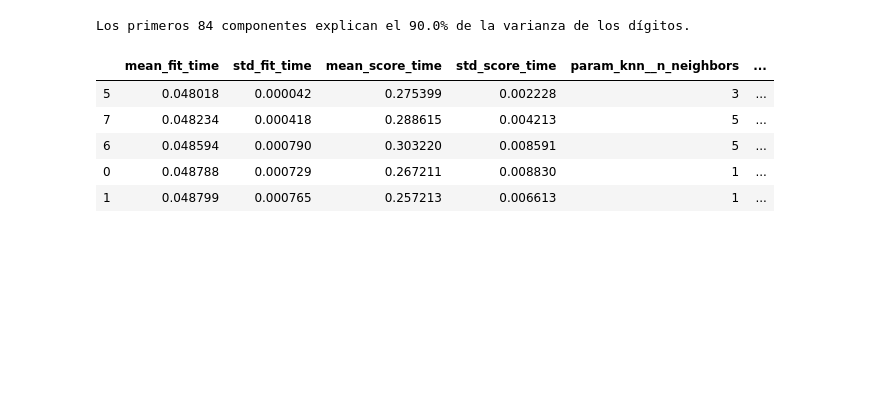
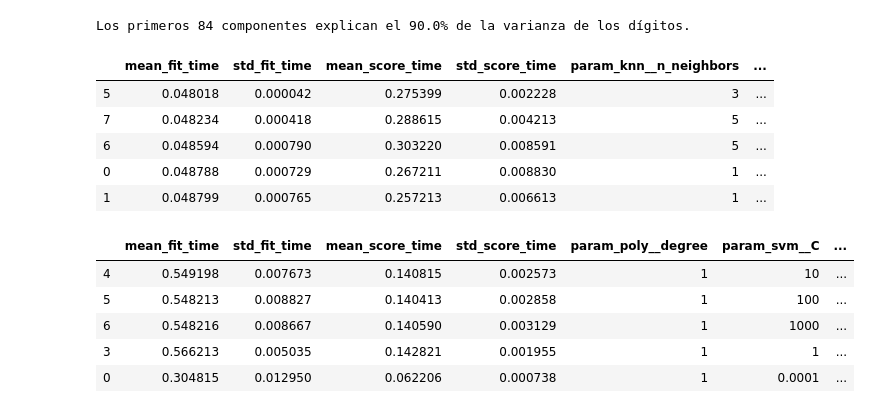
Before and after one commit to cazdlt/MLPython, a Jupyter notebook: clasificadores.ipynb, the cells around one changed output. Drawn from its saved outputs; the diff is of its cells as text; code cells hidden in the pictures; blank space fills up the shorter version.

```diff
--- a/clasificadores.ipynb
+++ b/clasificadores.ipynb
@@ -392,27 +370,34 @@ Los primeros 84 componentes explican el 90.0% de la varianza de los dígitos.
 # %%
 #SVM con PCA
 from sklearn.svm import SVC
 
 poly=PolynomialFeatures(include_bias=False)
 svm=SVC()
 pipe=Pipeline(steps=[
         ("poly",poly),
         ("svm",svm)
 ])
 
 param_grid = [{
     'poly__degree': [1],
-    'svm__kernel': "linear",
-    "svm__C":[0.001,1,100]
+    'svm__kernel': ["linear"],
+    "svm__C":[0.0001,1,1000]
 },
 {
-    'poly__degree': [1],
-    'svm__kernel': "rbf",
-    "svm__gamma": [0.001,1,100,"scale"]
-    "svm__C":[0.001,1,100]
+    'poly__degree': [1], #mas de 1 da peor
+    'svm__kernel': ["rbf"],
+    "svm__gamma": ["scale"], #scale siempre da mejores resultados
+    "svm__C":[1,10,100,1000]
 }]
 
-search_svm_pca=GridSearchCV(pipe,param_grid=param_grid,cv=3)
+search_svm_pca=GridSearchCV(pipe,param_grid=param_grid,cv=5)
 search_svm_pca.fit(Xpca_train,y_train)
 
 pd.DataFrame(search_svm_pca.cv_results_).sort_values(by="rank_test_score").head()
+# %% [output]
+|  | mean_fit_time | std_fit_time | mean_score_time | std_score_time | param_poly__degree | param_svm__C | ... |
+| 4 | 0.549198 | 0.007673 | 0.140815 | 0.002573 | 1 | 10 | ... |
+| 5 | 0.548213 | 0.008827 | 0.140413 | 0.002858 | 1 | 100 | ... |
+| 6 | 0.548216 | 0.008667 | 0.140590 | 0.003129 | 1 | 1000 | ... |
+| 3 | 0.566213 | 0.005035 | 0.142821 | 0.001955 | 1 | 1 | ... |
+| 0 | 0.304815 | 0.012950 | 0.062206 | 0.000738 | 1 | 0.0001 | ... |
```
Also changed, not shown: parts of 3 cells of this notebook.
